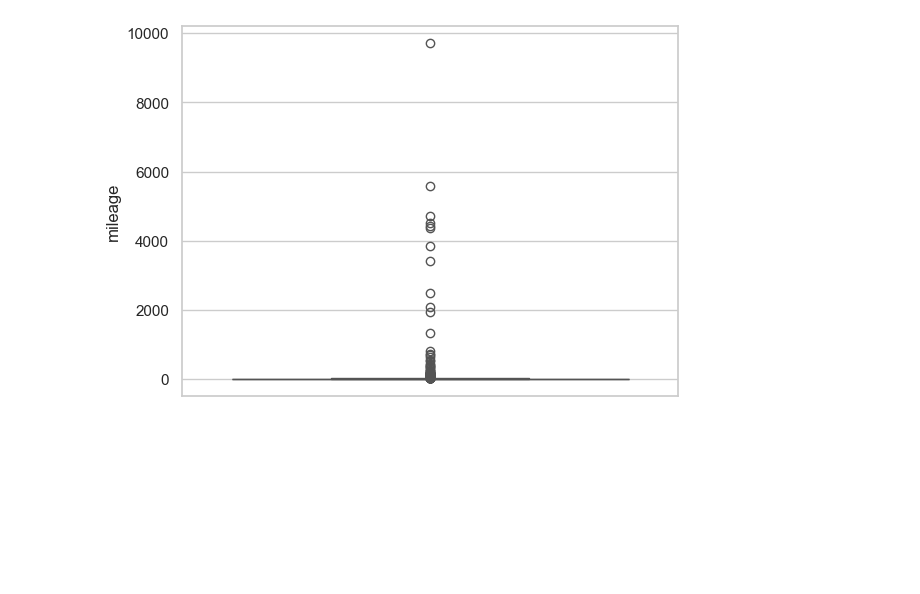
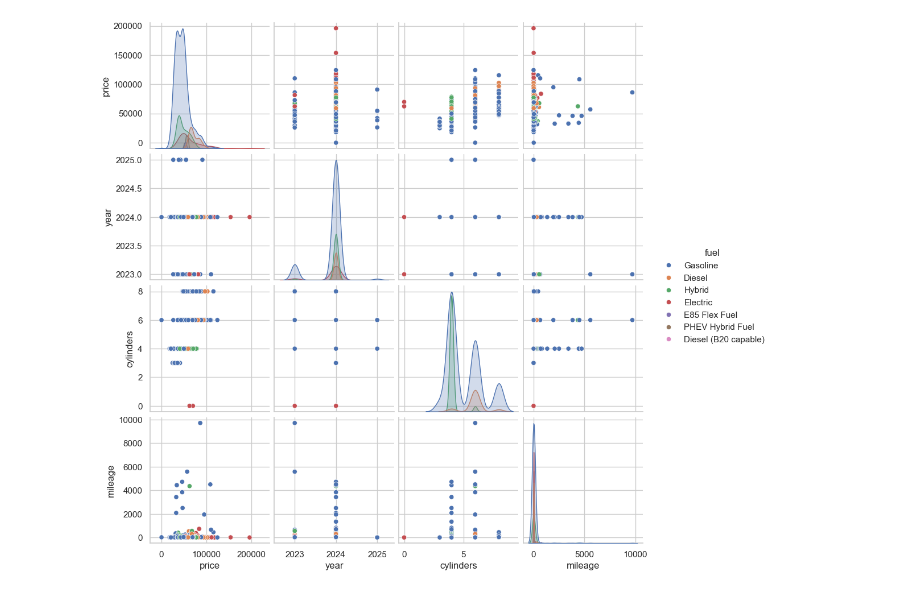
Before and after one commit to RajatDev18/Vehicle_Price_Prediction_working, a Jupyter notebook: Notebooks/1.data_exploration.ipynb, the cells around one changed output. Saved outputs shown, nothing was run; the diff lists cells and outputs as text; code cells hidden in the pictures; blank space fills up the shorter version.

```diff
--- a/Notebooks/1.data_exploration.ipynb
+++ b/Notebooks/1.data_exploration.ipynb
@@ -5,6 +5,7 @@ import seaborn as sns
 import matplotlib.pyplot as plt
 import warnings
 warnings.filterwarnings('ignore')
+sns.set_theme(style="whitegrid")
 # %%
 df = pd.read_csv(r'D:\Internship\Vehicle_Price_Prediction_working\data\dataset.csv')
 # %%
@@ -32,3 +39,0 @@ df.shape
-# %%
-sns.set_theme(style="whitegrid", palette="muted")
-plt.figure(figsize=(10,6))
@@ -98,5 +175,6 @@ sns.boxplot(df['price'])
 # %%
-sns.boxplot(df['mileage'])
+sns.pairplot(df[['price','year','cylinders','mileage','fuel']],
+             hue='fuel')
 plt.show()
 # %% [output]
-[figure, old version]
+[figure, new version]
```
Also changed, not shown: parts of 22 cells of this notebook.
